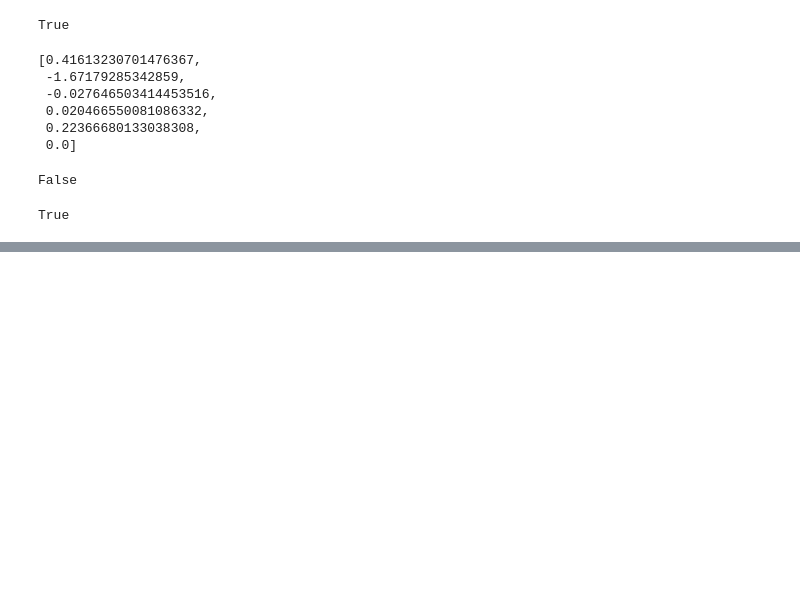
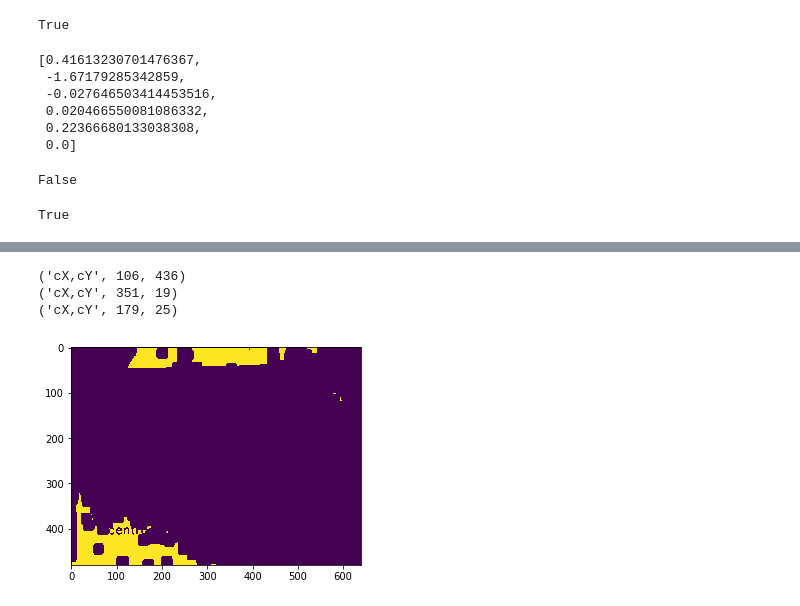
Before and after one commit to takeshi-pumas/takeshi_notebooks, a Jupyter notebook: notebooks/10_moveit_floor_whole.ipynb, the cells around one changed output, grey strips where cells are left out. Cells and saved outputs as stored; diff of their text form; code cells hidden in the pictures; blank space fills up the shorter version.

```diff
--- a/notebooks/10_moveit_floor_whole.ipynb
+++ b/notebooks/10_moveit_floor_whole.ipynb
@@ -485,0 +598,7 @@ True
+# %%
+cents, xyz = seg_pca()
+# %% [output]
+('cX,cY', 106, 436)
+('cX,cY', 351, 19)
+('cX,cY', 179, 25)
+[figure, added]
```
Also changed, not shown: parts of 40 cells of this notebook, 9 other files.
